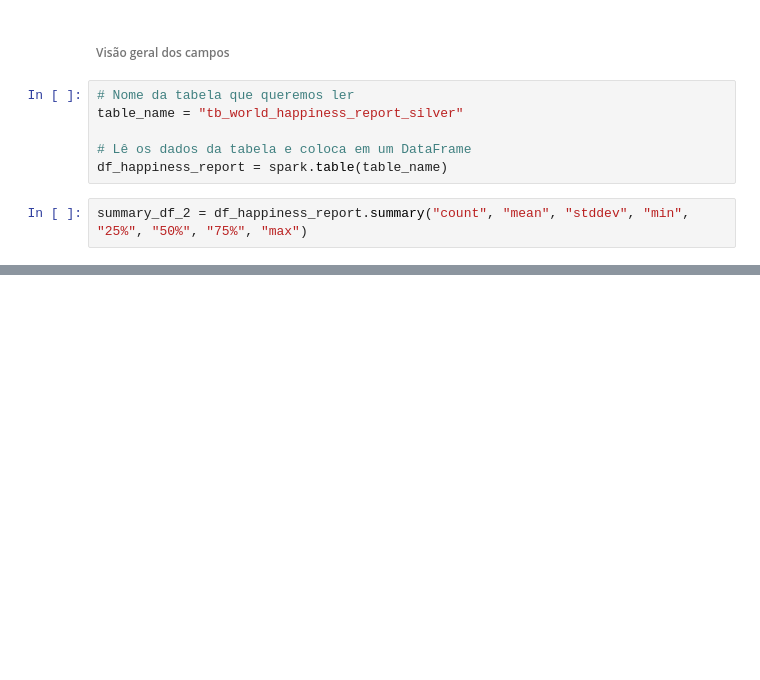
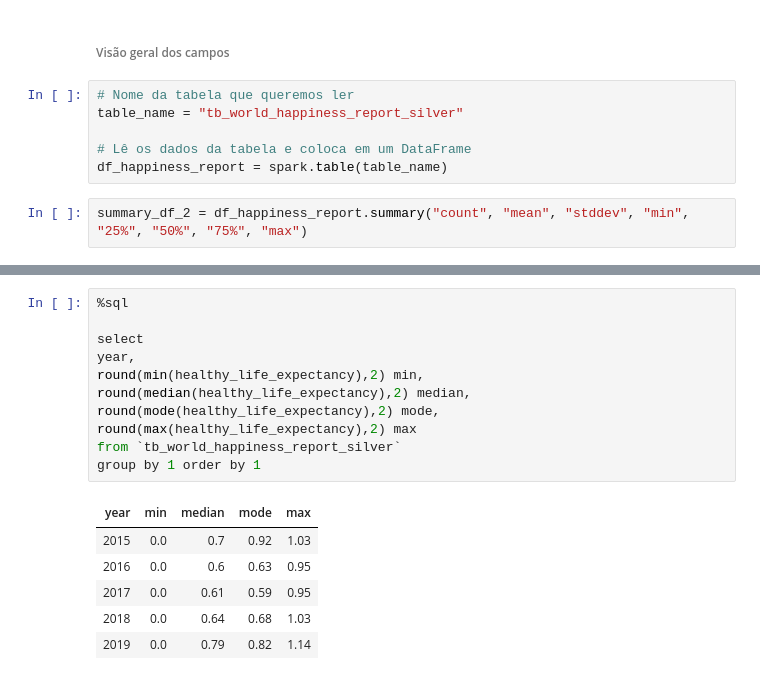
Before and after one commit to fernanda-valente-postgraduate/pos-graduacao-ciencia-de-dados, a Jupyter notebook: Fernanda Valente - MVP - Data Engeneering - Parte 1.ipynb, the cells around one changed output, grey strips where cells are left out. Saved outputs shown, nothing was run; the diff lists cells and outputs as text; blank space fills up the shorter version.

```diff
--- a/Fernanda Valente - MVP - Data Engeneering - Parte 1.ipynb
+++ b/Fernanda Valente - MVP - Data Engeneering - Parte 1.ipynb
@@ -1560,0 +1577,18 @@ Conclusão de cada coluna:
+# %%
+%sql
+
+select
+year,
+round(min(healthy_life_expectancy),2) min,
+round(median(healthy_life_expectancy),2) median,
+round(mode(healthy_life_expectancy),2) mode,
+round(max(healthy_life_expectancy),2) max
+from `tb_world_happiness_report_silver`
+group by 1 order by 1
+# %% [output]
+| year | min | median | mode | max |
+| 2015 | 0.0 | 0.7 | 0.92 | 1.03 |
+| 2016 | 0.0 | 0.6 | 0.63 | 0.95 |
+| 2017 | 0.0 | 0.61 | 0.59 | 0.95 |
+| 2018 | 0.0 | 0.64 | 0.68 | 1.03 |
+| 2019 | 0.0 | 0.79 | 0.82 | 1.14 |
```
Also changed, not shown: parts of 53 cells of this notebook.
